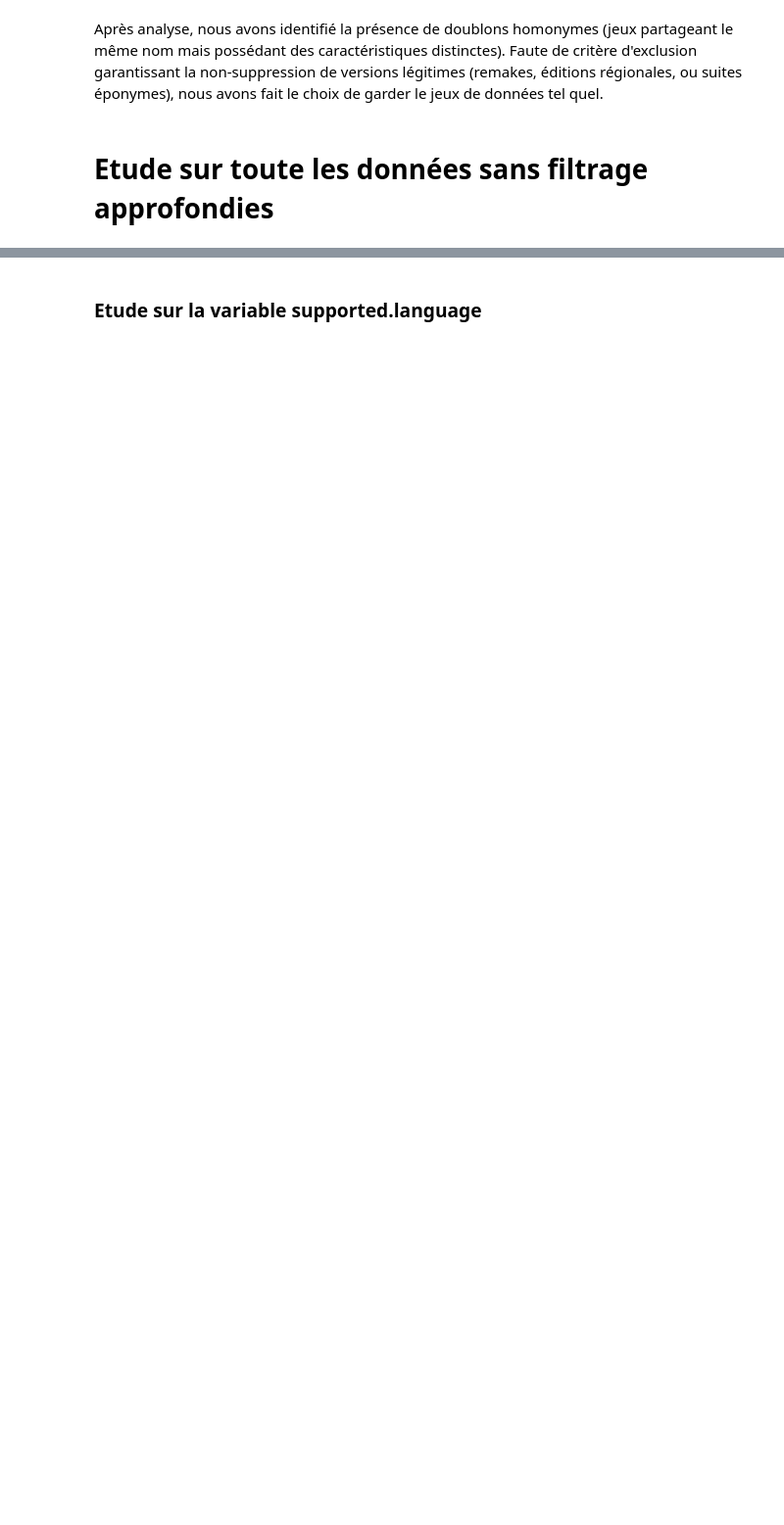
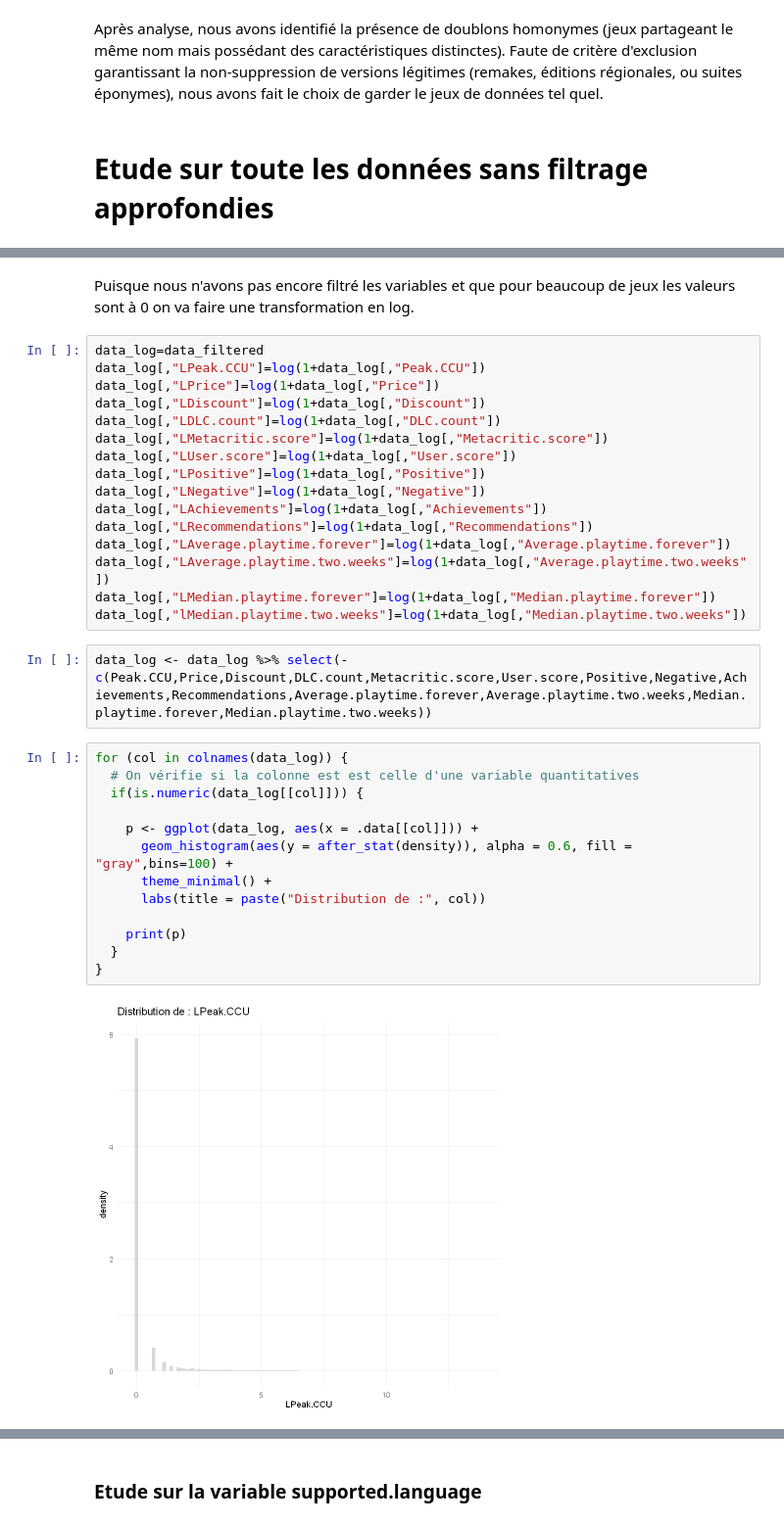
Before and after one commit to LjAquinox/Projet_Analyse_Steam, a Jupyter notebook: notebook_R_lukas.ipynb, the cells around one changed output, grey strips where cells are left out. Shown at 98% size. Drawn from its saved outputs; the diff is of its cells as text; blank space fills up the shorter version.

```diff
--- a/notebook_R_lukas.ipynb
+++ b/notebook_R_lukas.ipynb
@@ -135,0 +236,35 @@ Après analyse, nous avons identifié la présence de doublons homonymes (jeux p
+# %% [markdown]
+Puisque nous n'avons pas encore filtré les variables et que pour beaucoup de jeux les valeurs sont à 0 on va faire une transformation en log.
+# %%
+data_log=data_filtered
+data_log[,"LPeak.CCU"]=log(1+data_log[,"Peak.CCU"])
+data_log[,"LPrice"]=log(1+data_log[,"Price"])
+data_log[,"LDiscount"]=log(1+data_log[,"Discount"])
+data_log[,"LDLC.count"]=log(1+data_log[,"DLC.count"])
+data_log[,"LMetacritic.score"]=log(1+data_log[,"Metacritic.score"])
+data_log[,"LUser.score"]=log(1+data_log[,"User.score"])
+data_log[,"LPositive"]=log(1+data_log[,"Positive"])
+data_log[,"LNegative"]=log(1+data_log[,"Negative"])
+data_log[,"LAchievements"]=log(1+data_log[,"Achievements"])
+data_log[,"LRecommendations"]=log(1+data_log[,"Recommendations"])
+data_log[,"LAverage.playtime.forever"]=log(1+data_log[,"Average.playtime.forever"])
+data_log[,"LAverage.playtime.two.weeks"]=log(1+data_log[,"Average.playtime.two.weeks"])
+data_log[,"LMedian.playtime.forever"]=log(1+data_log[,"Median.playtime.forever"])
+data_log[,"lMedian.playtime.two.weeks"]=log(1+data_log[,"Median.playtime.two.weeks"])
+# %%
+data_log <- data_log %>% select(-c(Peak.CCU,Price,Discount,DLC.count,Metacritic.score,User.score,Positive,Negative,Achievements,Recommendations,Average.playtime.forever,Average.playtime.two.weeks,Median.playtime.forever,Median.playtime.two.weeks))
+# %%
+for (col in colnames(data_log)) {
+  # On vérifie si la colonne est est celle d'une variable quantitatives
+  if(is.numeric(data_log[[col]])) {
+
+    p <- ggplot(data_log, aes(x = .data[[col]])) +
+      geom_histogram(aes(y = after_stat(density)), alpha = 0.6, fill = "gray",bins=100) +
+      theme_minimal() +
+      labs(title = paste("Distribution de :", col))
+
+    print(p)
+  }
+}
+# %% [output]
+[figure, added]
```
Also changed, not shown: parts of 29 cells of this notebook.
